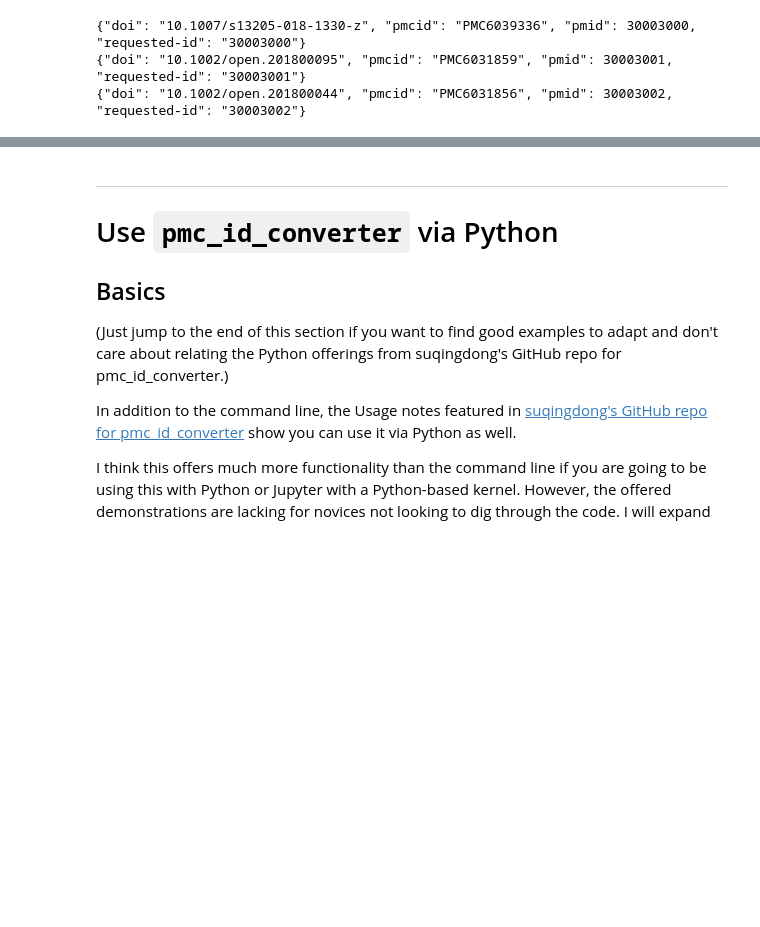
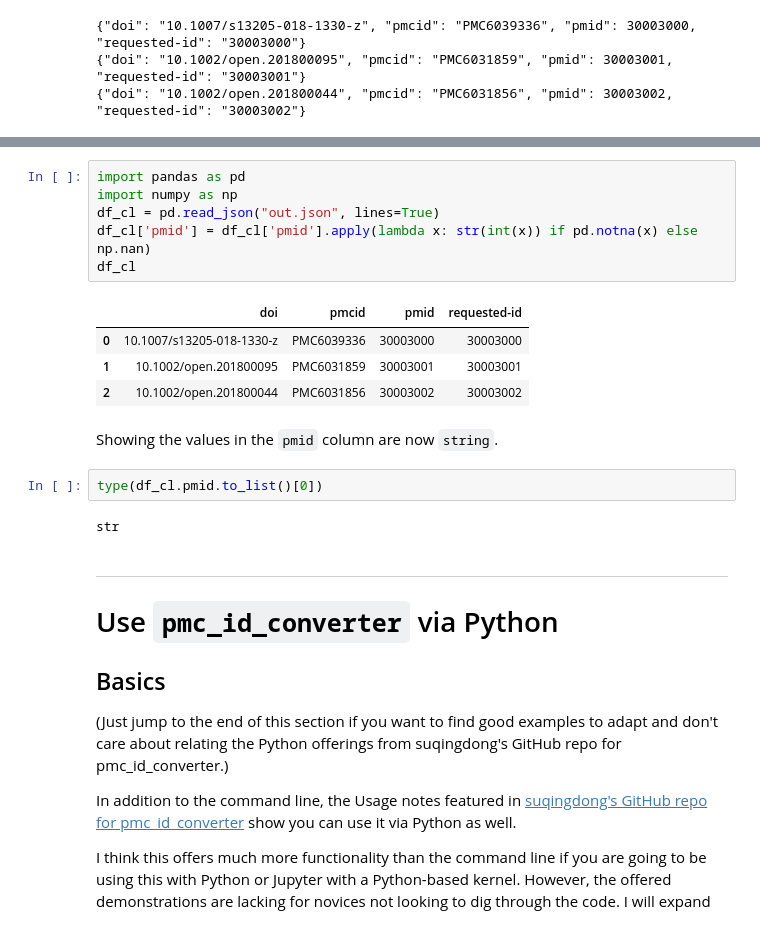
Before and after one commit to fomightez/pmc_id_converter_demo-binder, a Jupyter notebook: Demonstrate pmc_id_converter.ipynb, the cells around one changed output, grey strips where cells are left out. Drawn from its saved outputs; the diff is of its cells as text; blank space fills up the shorter version.

```diff
--- a/Demonstrate pmc_id_converter.ipynb
+++ b/Demonstrate pmc_id_converter.ipynb
@@ -93,3 +108,20 @@ ValueError: Trailing data
+# %%
+import pandas as pd
+import numpy as np
+df_cl = pd.read_json("out.json", lines=True)
+df_cl['pmid'] = df_cl['pmid'].apply(lambda x: str(int(x)) if pd.notna(x) else np.nan)
+df_cl
+# %% [output]
+|  | doi | pmcid | pmid | requested-id |
+| 0 | 10.1007/s13205-018-1330-z | PMC6039336 | 30003000 | 30003000 |
+| 1 | 10.1002/open.201800095 | PMC6031859 | 30003001 | 30003001 |
+| 2 | 10.1002/open.201800044 | PMC6031856 | 30003002 | 30003002 |
+# %% [markdown]
+Showing the values in the `pmid` column are now `string`.
+# %%
+type(df_cl.pmid.to_list()[0])
+# %% [output]
+str
 # %% [markdown]
 ----------------
 
```
Also changed, not shown: parts of 27 cells of this notebook.
